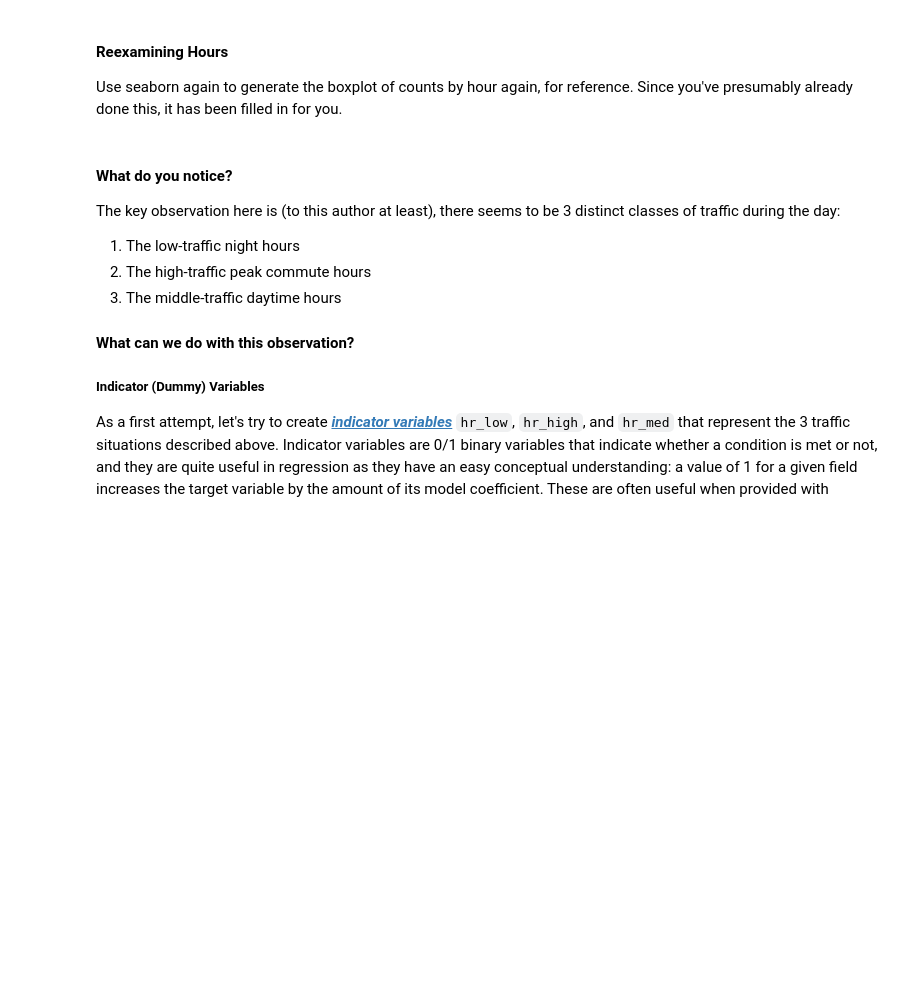
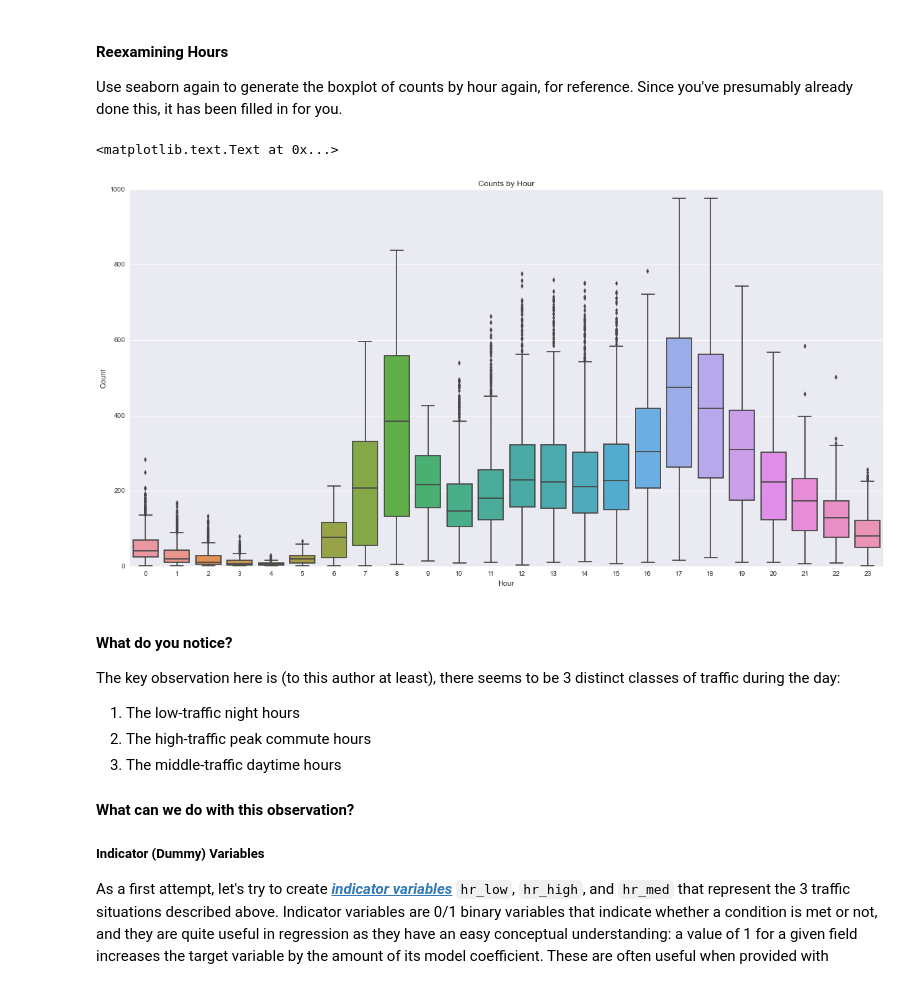
Before and after one commit to smnioffe/ML-GA-Boston-Class, a Jupyter notebook: 05_Intro_to_Regression.ipynb, the cells around one changed output. Drawn from its saved outputs; the diff is of its cells as text; code cells hidden in the pictures; blank space fills up the shorter version.

```diff
--- a/05_Intro_to_Regression.ipynb
+++ b/05_Intro_to_Regression.ipynb
@@ -728,11 +714,14 @@ Use seaborn again to generate the boxplot of counts by hour again, for reference
 # %%
 # Let's examine the hours more closely
 # Hour
 fig, ax = plt.subplots(1,1, figsize=(20,10))
 ax.set_title('Counts by Hour')
-sns.boxplot(x=df['hr'].order(), y=df['cnt'])
+sns.boxplot(x=bd_viz['hr'].order(), y=bd_viz['cnt'])
 ax.set_xlabel('Hour')
 ax.set_ylabel('Count')
+# %% [output]
+<matplotlib.text.Text at 0x...>
+[figure, added]
 # %% [markdown]
 #### What do you notice?
 The key observation here is (to this author at least), there seems to be 3 distinct classes of traffic during the day:
```
Also changed, not shown: parts of 10 cells of this notebook.
